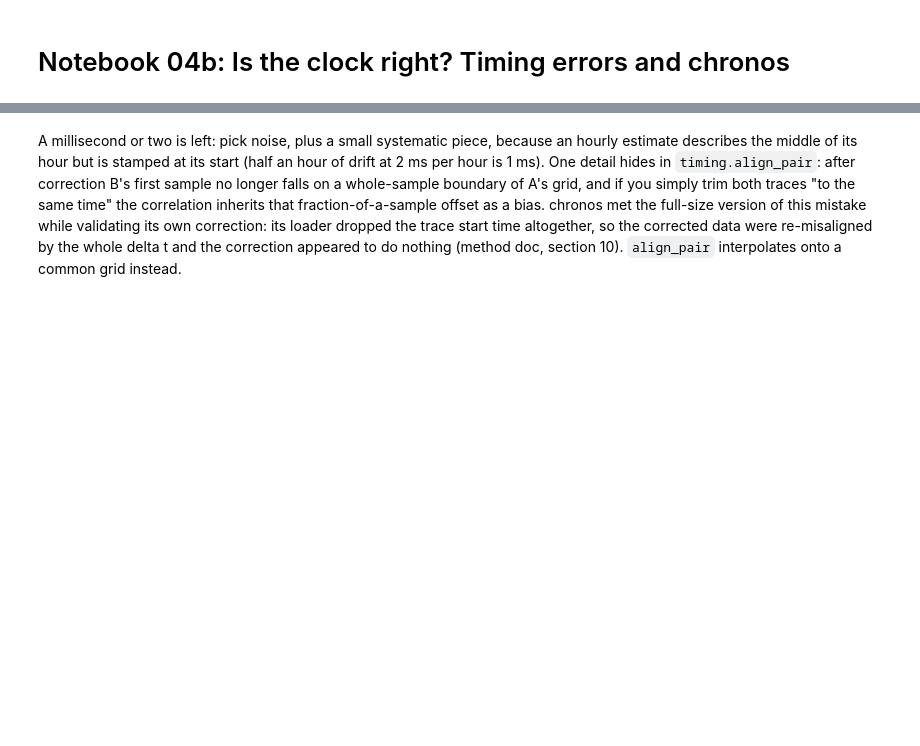
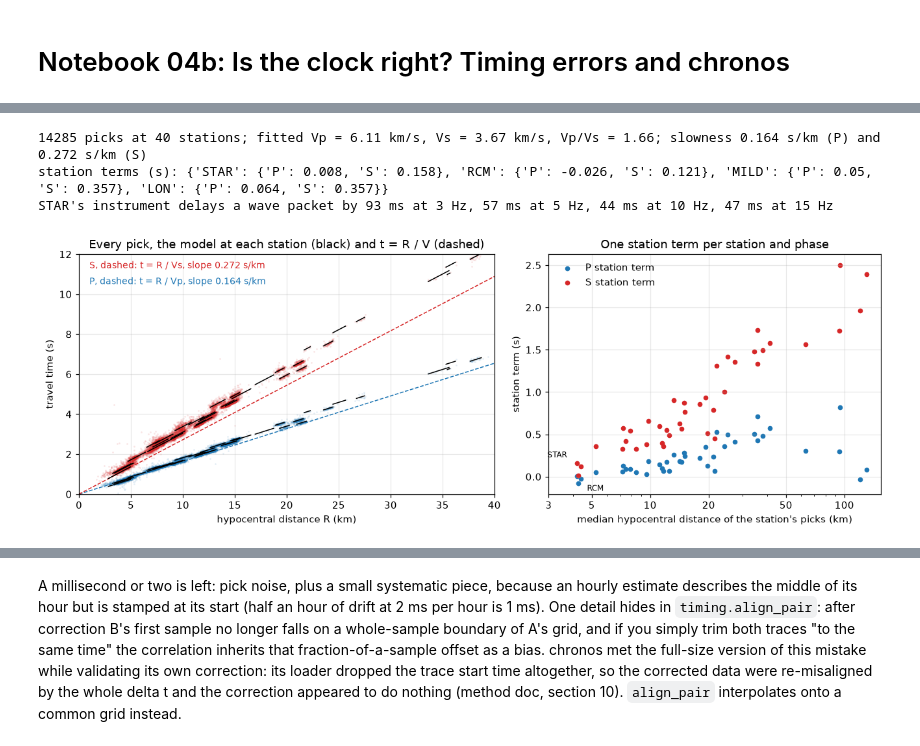
Before and after one commit to mhemmett/rainier-sws-tutorials, a Jupyter notebook: notebooks/04b_timing_and_clock_errors.ipynb, the cells around one changed output, grey strips where cells are left out. Drawn from its saved outputs; the diff is of its cells as text; code cells hidden in the pictures; blank space fills up the shorter version.

```diff
--- a/notebooks/04b_timing_and_clock_errors.ipynb
+++ b/notebooks/04b_timing_and_clock_errors.ipynb
@@ -253,0 +97,44 @@ segment 1: residual clock error after correction, median -2.3 ms, MAD 0.6 ms, n
+# %%
+cat = pd.read_csv(paths.STRICT_CATALOG_CSV)
+sta = data.load_stations().set_index("station")
+res, fit = timing.travel_time_residuals(cat, sta)
+vp, vs = fit["vp_km_s"], fit["vs_km_s"]
+print(f"{len(res)} picks at {res.station.nunique()} stations; fitted Vp = {vp:.2f} km/s, Vs = {vs:.2f} km/s, "
+      f"Vp/Vs = {vp / vs:.2f}; slowness {1 / vp:.3f} s/km (P) and {1 / vs:.3f} s/km (S)")
+terms = pd.DataFrame({"P": fit["const_p"], "S": fit["const_s"], "R_km": res.groupby("station").R_km.median()})
+print("station terms (s):", terms.loc[["STAR", "RCM", "MILD", "LON"], ["P", "S"]].round(3).to_dict("index"))
+
+# STAR's instrument: the group delay (minus the slope of the phase against angular frequency) of its response
+resp = data.load_inventory("STAR").select(channel="EHE")[0][0][0].response
+f_gd = np.linspace(1, 30, 2901)
+phase = np.unwrap(np.angle(resp.get_evalresp_response_for_frequencies(f_gd, output="VEL")))
+group_delay = pd.Series(-np.gradient(phase, 2 * np.pi * f_gd), index=f_gd)
+print("STAR's instrument delays a wave packet by",
+      ", ".join(f"{1000 * group_delay.iloc[np.argmin(np.abs(f_gd - x))]:.0f} ms at {x} Hz" for x in (3, 5, 10, 15)))
+
+fig, (ax0, ax1) = plt.subplots(1, 2, figsize=(12, 4.3), gridspec_kw={"width_ratios": [1.25, 1]})
+R = np.array([0, 40.0])
+for ph, col, v, c in (("P", "tp", vp, "tab:blue"), ("S", "ts", vs, "tab:red")):
+    ax0.scatter(res.R_km, res[col], s=3, color=c, alpha=0.12, lw=0)
+    ax0.plot(R, R / v, color=c, lw=1, ls="--")
+    for s_, g_ in res.groupby("station"):          # the model at each station: slope 1/V, offset by its station term
+        r_ = np.array([g_.R_km.quantile(0.05), g_.R_km.quantile(0.95)])
+        ax0.plot(r_, r_ / v + terms.loc[s_, ph], color="k", lw=1)
+    ax0.text(1, 11.3 if ph == "S" else 10.5, f"{ph}, dashed: t = R / V{ph.lower()}, slope {1 / v:.3f} s/km", color=c, fontsize=9)
+    ax1.scatter(terms.R_km, terms[ph], s=16, color=c, label=f"{ph} station term")
+ax1.annotate("STAR", (terms.R_km["STAR"], terms.S["STAR"]), xytext=(-30, 6), textcoords="offset points", fontsize=8)
+ax1.annotate("RCM", (terms.R_km["RCM"], terms.P["RCM"]), xytext=(6, -12), textcoords="offset points", fontsize=8)
+ax0.set(xlim=(0, 40), ylim=(0, 12), xlabel="hypocentral distance R (km)", ylabel="travel time (s)",
+        title="Every pick, the model at each station (black) and t = R / V (dashed)")
+ax1.set(xscale="log", xlabel="median hypocentral distance of the station's picks (km)", ylabel="station term (s)",
+        title="One station term per station and phase")
+ax1.legend(frameon=False, loc="upper left")
+import matplotlib.ticker as mticker
+ax1.set_xticks([3, 5, 10, 20, 50, 100]); ax1.xaxis.set_major_formatter(mticker.FormatStrFormatter("%g"))
+ax1.xaxis.set_minor_formatter(mticker.NullFormatter())
+plt.tight_layout()
+# %% [output]
+14285 picks at 40 stations; fitted Vp = 6.11 km/s, Vs = 3.67 km/s, Vp/Vs = 1.66; slowness 0.164 s/km (P) and 0.272 s/km (S)
+station terms (s): {'STAR': {'P': 0.008, 'S': 0.158}, 'RCM': {'P': -0.026, 'S': 0.121}, 'MILD': {'P': 0.05, 'S': 0.357}, 'LON': {'P': 0.064, 'S': 0.357}}
+STAR's instrument delays a wave packet by 93 ms at 3 Hz, 57 ms at 5 Hz, 44 ms at 10 Hz, 47 ms at 15 Hz
+[figure, added]
```
Also changed, not shown: parts of 110 cells of this notebook, 3 other files.
